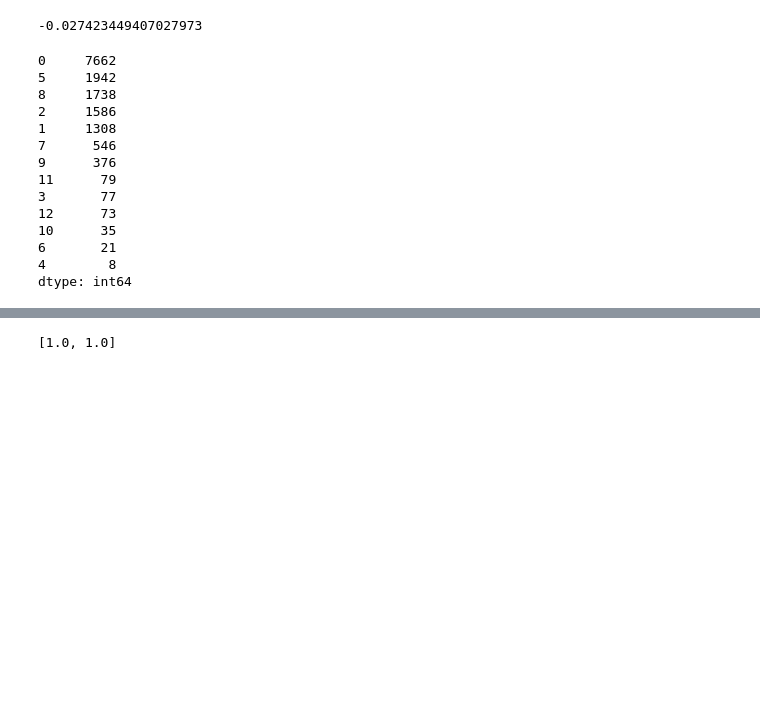
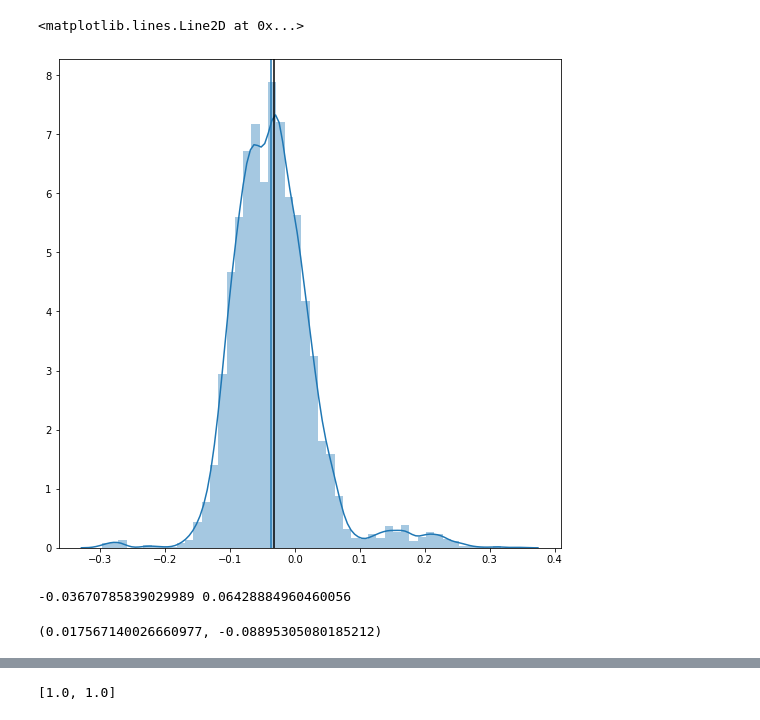
Before and after one commit to SNflows/flows, a Jupyter notebook: bootstrap_test.ipynb, the cells around one changed output, grey strips where cells are left out. Cells and saved outputs as stored; diff of their text form; code cells hidden in the pictures; blank space fills up the shorter version.

```diff
--- a/bootstrap_test.ipynb
+++ b/bootstrap_test.ipynb
@@ -12,7 +12,7 @@ yerr = np.random.random(size=len(x))*0.25 + 0.05
 # %%
 from astropy.table import Table
 # %%
-AT2=Table.read('/home/emir/Dropbox/FLOWS/flows/phot_workdir/2020oij/01418/photometry.ecsv')
+AT2=Table.read('/Users/emir/Dropbox/FLOWS/flows/phot_workdir/2020oij/01418/photometry.ecsv')
 AT2.remove_row(0)
 AT2['ind']=np.arange(len(AT2['mag']))
 AT=Table(AT2[['ind','H_mag','mag','mag_error']],names=['ind','mag_cat','mag_inst','err_inst'])
@@ -48,10 +60,16 @@ if bs[sigma_clipped].size > 0:
 # %%
-n=500
+from scipy.special import erfcinv
+#Calculate sigma for sigma clipping
+def sigma_from_Chauvenet(Nsamples):
+    '''Calculate sigma according to the Cheuvenet criterion'''
+    return erfcinv(1./(2*Nsamples)) * (2.)**(1/2)
+
+n=5000
 bootstraps=bootstrap(AT['ind'],bootnum=n)
 bootstraps.sort()
 bootinds=bootstraps.astype(int)
 model = models.Linear1D(slope=1.0,fixed={'slope':True})
-outlier_kwargs={'sigma':2.5}
+outlier_kwargs={'sigma':sigma_from_Chauvenet(len(AT['ind']))}
 fitter = fitting.FittingWithOutlierRemoval(fitting.LinearLSQFitter(), sigma_clip, **outlier_kwargs)
 #fitter = fitting.LinearLSQFitter()
 #fitter = fitting.LevMarLSQFitter()
@@ -71,7 +89,7 @@ for i,bs in enumerate(bootinds):
     #if bs[sigma_clipped].size > 0:
     #    for b in bs[sigma_clipped]:
     #        clipped.append(b)
-        #[clipped.append(b) for b in bs[sigma_clipped]]
+    #    #[clipped.append(b) for b in bs[sigma_clipped]]
     #clipped.add_row(sigma_clipped)
     #clipped.append(bs[sigma_clipped])
 
@@ -81,6 +99,4 @@ fig,ax=plt.subplots(figsize=(9,9))
 sns.distplot(ints, ax=ax)
 ax.axvline(np.mean(ints),color='black')
 ax.axvline(np.median(ints))
-
-print(np.nanmedian(ints))
 # %% [output]
@@ -89 +103,2 @@ print(np.nanmedian(ints))
--0.027423449407027973
+<matplotlib.lines.Line2D at 0x...>
+[figure, added]
@@ -92,17 +105,9 @@ S=pd.Series(clipped)
-# %%
-S.value_counts()
-# %% [output]
-0     7662
-5     1942
-8     1738
-2     1586
-1     1308
-7      546
-9      376
-11      79
-3       77
-12      73
-10      35
-6       21
-4        8
-dtype: int64
+# %%
+ints.sort()
+print(np.nanmedian(ints),np.std(ints))
+# %% [output]
+-0.03670785839029989 0.06428884960460056
+# %%
+np.nanpercentile(ints,50+68.27/2),np.nanpercentile(ints,50-68.27/2)
+# %% [output]
+(0.017567140026660977, -0.08895305080185212)
```
Also changed, not shown: parts of 6 cells of this notebook, 7 other files.
